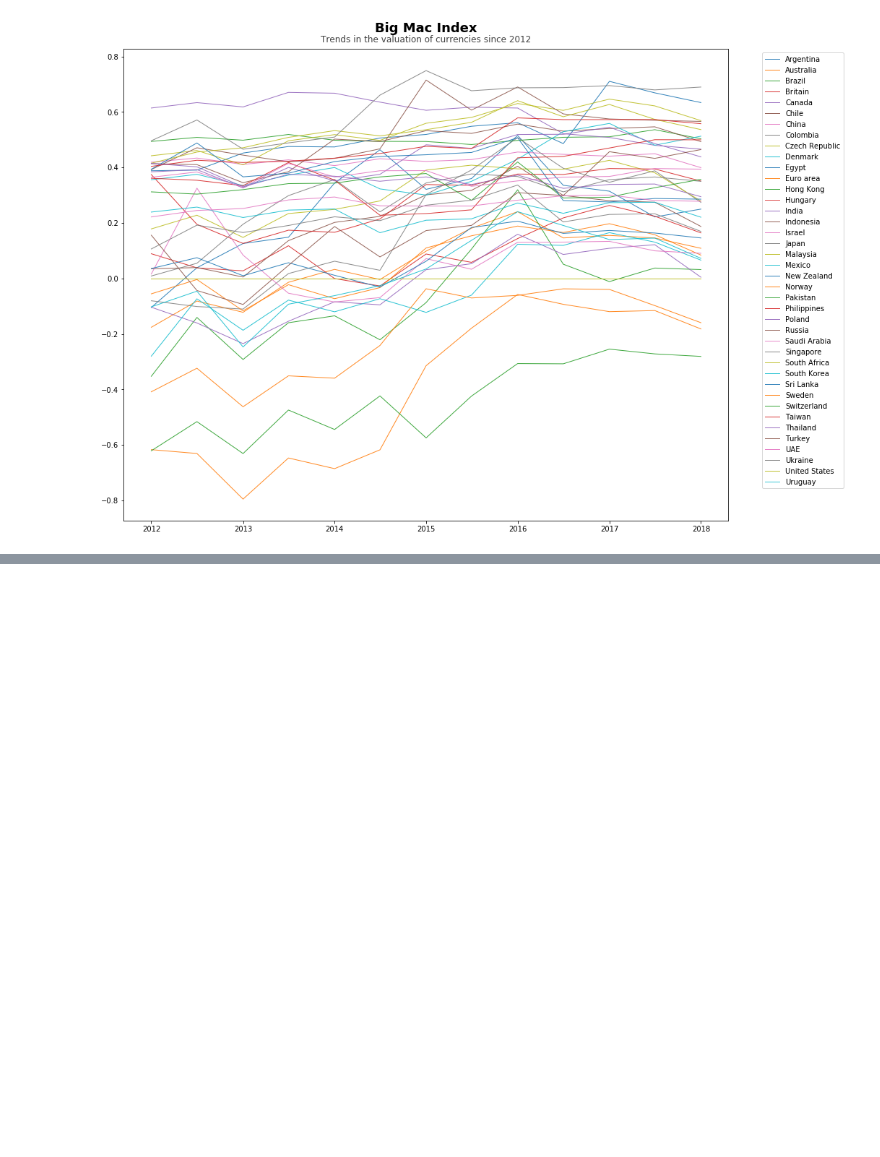
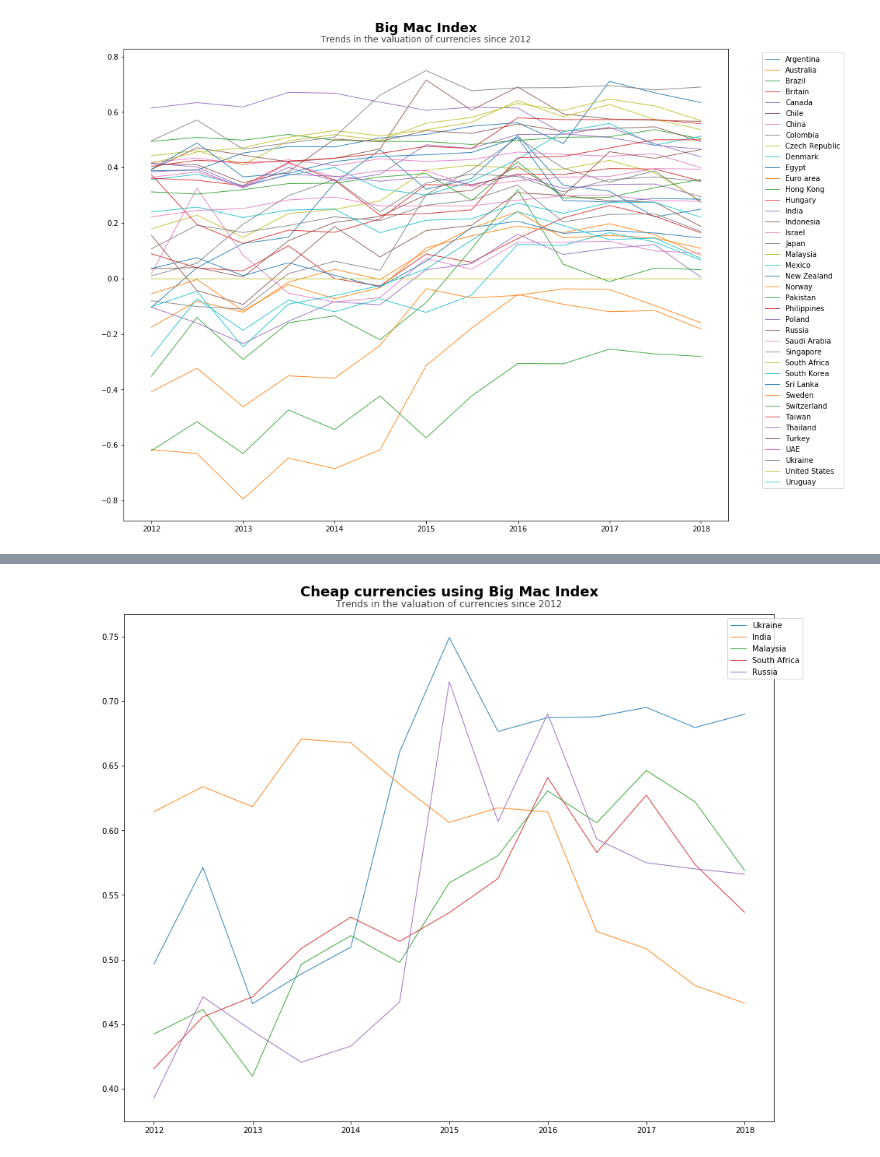
Before and after one commit to samsura89/python_c, a Jupyter notebook: python_class_book2.ipynb, the cells around one changed output, grey strips where cells are left out. Cells and saved outputs as stored; diff of their text form; code cells hidden in the pictures; blank space fills up the shorter version.

Commit message:
some stats analysis on second book

```diff
--- a/python_class_book2.ipynb
+++ b/python_class_book2.ipynb
@@ -136,0 +140,6 @@ plt.show()
+# %%
+big_mac_stats = pd.DataFrame([[country, big_mac_df.loc[country]['valuation'].mean(), big_mac_df.loc[country]['valuation'].std()]
+                 for country in big_mac_df.index.unique(level='name')])
+big_mac_stats.columns = ['country', 'index mean', "index std-dev"]
+big_mac_stats.set_index('country', inplace=True)
+big_mac_stats.head()
@@ -136,0 +157,15 @@ plt.show()
+# %%
+fig, ax = plt.subplots(figsize=(15,12))
+
+for column in (big_mac_stats['index mean'].nlargest(5)).index.values:
+    plt.plot(big_mac_df_pivot.index, big_mac_df_pivot[column], marker='', linewidth=1, alpha=0.9, label=column)
+
+ax.text(x=0.5, y=1.03, s='Cheap currencies using Big Mac Index', fontsize=18, weight='bold', ha='center', va='bottom', transform=ax.transAxes)
+ax.text(x=0.5, y=1.01, s='Trends in the valuation of currencies since 2012', fontsize=12, alpha=0.75, ha='center', va='bottom', transform=ax.transAxes)
+
+h,l = ax.get_legend_handles_labels()
+ax.legend(h,l, bbox_to_anchor=(1.05,1))
+
+plt.show()
+# %% [output]
+[figure, added]
```
Also changed, not shown: parts of 11 cells of this notebook.
